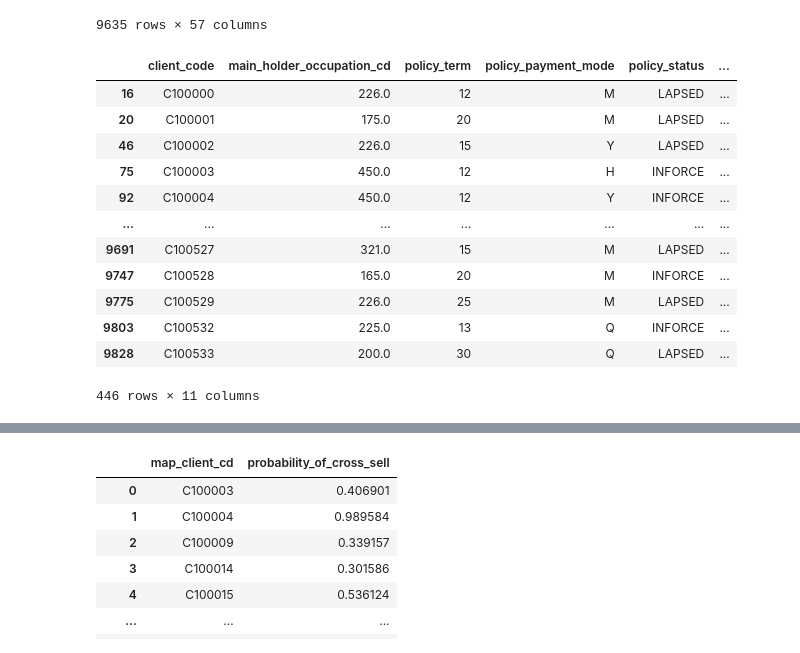
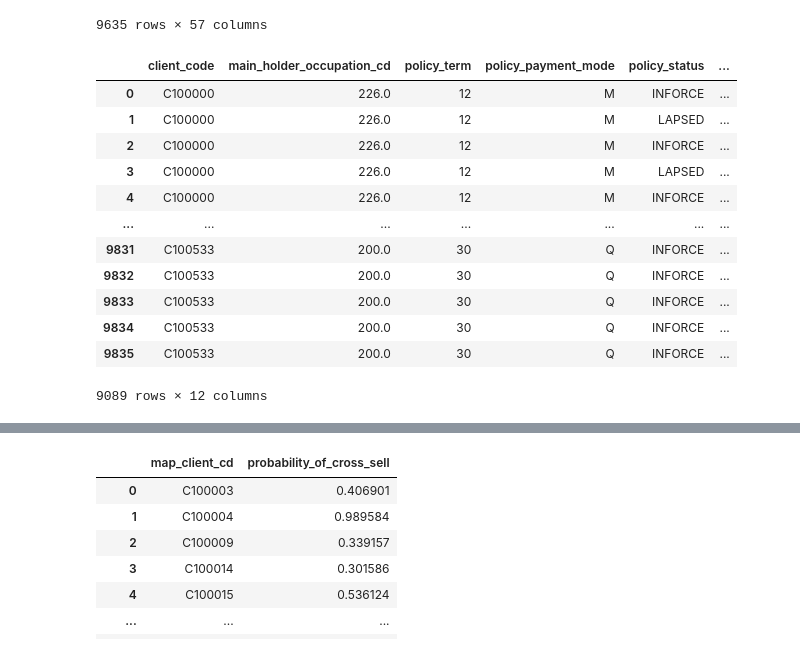
Before and after one commit to harinduravin/Data-Storm-V2-Final, a Jupyter notebook: data-processing.ipynb, the cells around one changed output, grey strips where cells are left out. Saved outputs shown, nothing was run; the diff lists cells and outputs as text; code cells hidden in the pictures.

```diff
--- a/data-processing.ipynb
+++ b/data-processing.ipynb
@@ -68,43 +70,43 @@ def is_cross_sell(no_of_policies):
     cross_sell = [];
 
     for k in range(len(no_of_policies)):
         n = 6
         if(k + n) >= len(no_of_policies) :
             n = len(no_of_policies) - k -1
         if(no_of_policies[k + n] > no_of_policies[k]):
             cross_sell.append(True)
         else:
             cross_sell.append(False)
     return cross_sell
 
 new_data_set = pd.DataFrame(columns= columns + ["cross_sell"])
 test_data = pd.DataFrame(columns= columns + ["cross_sell"])
 
 for client_name, client_data in valid_policy_data.groupby(["client_code"]):
     no_of_policies = client_data["policy_snapshot_as_on"].value_counts().sort_index()
 
     # Get only one data row for each month
     df = client_data.drop_duplicates("policy_snapshot_as_on", keep='last')
     df = df.filter(columns)
     df["cross_sell"] = is_cross_sell(list(no_of_policies))
 
     new_data_set = new_data_set.append(df)
 
     test_data = test_data.append(df[df["policy_snapshot_as_on"] == 20200701])
 
 test_data.drop("cross_sell", inplace=True, axis=1)
-test_data
+new_data_set
 # %% [output]
 |  | client_code | main_holder_occupation_cd | policy_term | policy_payment_mode | policy_status | ... |
-| 16 | C100000 | 226.0 | 12 | M | LAPSED | ... |
-| 20 | C100001 | 175.0 | 20 | M | LAPSED | ... |
-| 46 | C100002 | 226.0 | 15 | Y | LAPSED | ... |
-| 75 | C100003 | 450.0 | 12 | H | INFORCE | ... |
-| 92 | C100004 | 450.0 | 12 | Y | INFORCE | ... |
+| 0 | C100000 | 226.0 | 12 | M | INFORCE | ... |
+| 1 | C100000 | 226.0 | 12 | M | LAPSED | ... |
+| 2 | C100000 | 226.0 | 12 | M | INFORCE | ... |
+| 3 | C100000 | 226.0 | 12 | M | LAPSED | ... |
+| 4 | C100000 | 226.0 | 12 | M | INFORCE | ... |
 | ... | ... | ... | ... | ... | ... | ... |
-| 9691 | C100527 | 321.0 | 15 | M | LAPSED | ... |
-| 9747 | C100528 | 165.0 | 20 | M | INFORCE | ... |
-| 9775 | C100529 | 226.0 | 25 | M | LAPSED | ... |
-| 9803 | C100532 | 225.0 | 13 | Q | INFORCE | ... |
-| 9828 | C100533 | 200.0 | 30 | Q | LAPSED | ... |
+| 9831 | C100533 | 200.0 | 30 | Q | INFORCE | ... |
+| 9832 | C100533 | 200.0 | 30 | Q | INFORCE | ... |
+| 9833 | C100533 | 200.0 | 30 | Q | INFORCE | ... |
+| 9834 | C100533 | 200.0 | 30 | Q | INFORCE | ... |
+| 9835 | C100533 | 200.0 | 30 | Q | INFORCE | ... |
-446 rows × 11 columns
+9089 rows × 12 columns
```
Also changed, not shown: parts of 11 cells of this notebook.
